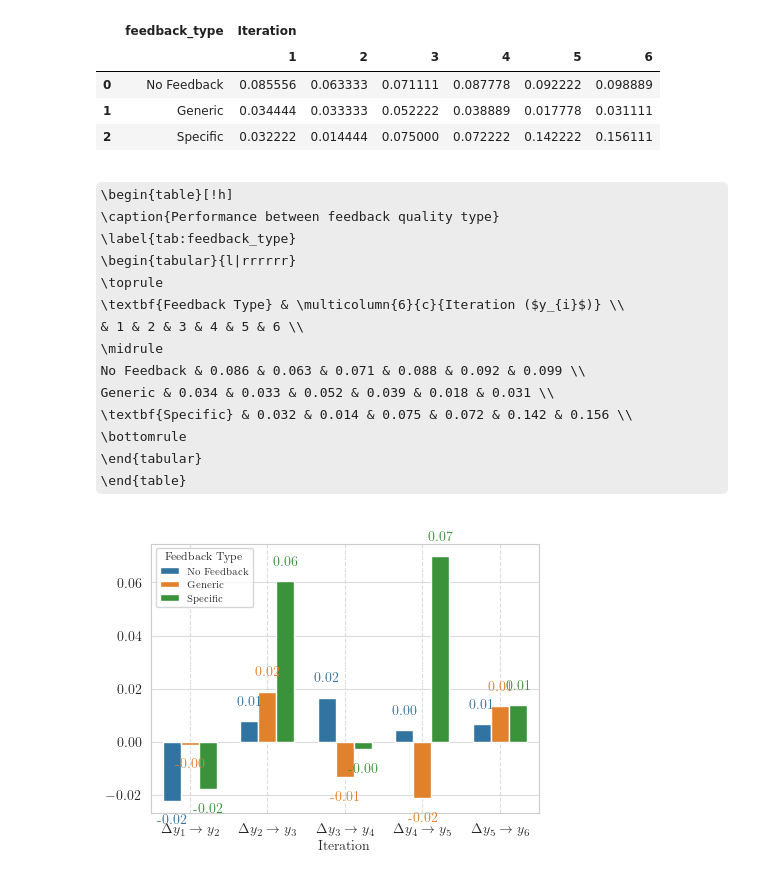
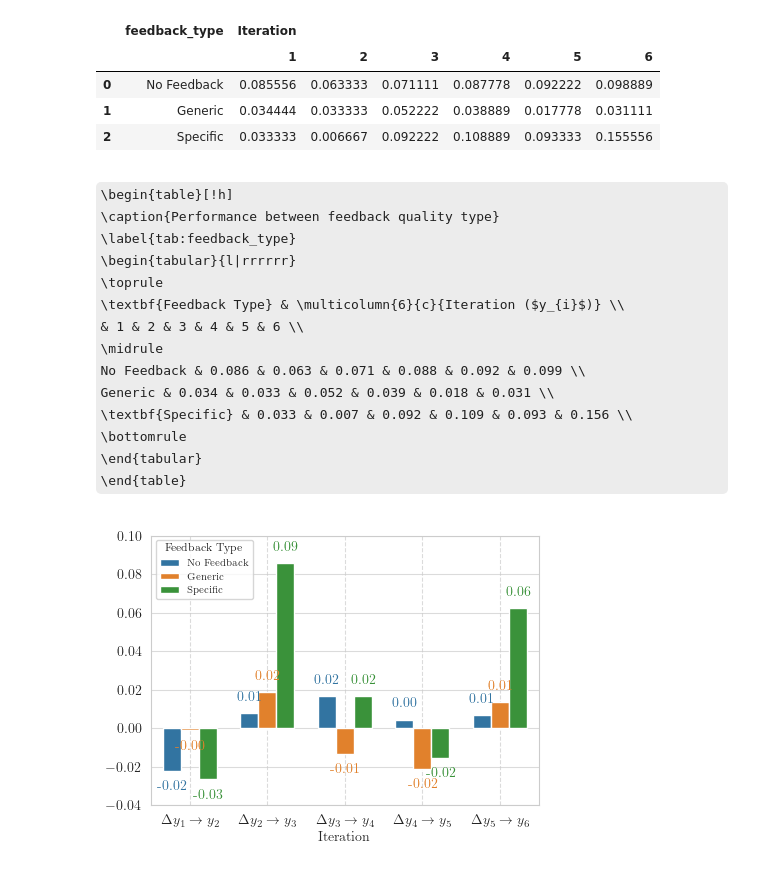
Before and after one commit to bic4907/pcgrl-llm, a Jupyter notebook: visualize_result/scenario/specify_feedback.ipynb, the cells around one changed output. Drawn from its saved outputs; the diff is of its cells as text; code cells hidden in the pictures; some formulas as TeX source.

```diff
--- a/visualize_result/scenario/specify_feedback.ipynb
+++ b/visualize_result/scenario/specify_feedback.ipynb
@@ -17,8 +17,10 @@ df = pd.read_csv(csv_path)
 df = df[df['fewshot'] == False]
 df = df[df['pe'] == 'cot']
 df = df[df['evaluator'] == 'hr']
+df = df[df['exp_name'] != 'vision']
 df = df[df['gpt_model'] == 'gpt-4o']
 df = df[df['n_self_alignment'] == 0]
+df = df[df['Evaluation/llm_iteration'] <= 6]
 df.reset_index()
 # %% [output]
 |  | index | run_id | final_state | target_character | pe | gpt_model | branch_factor | exp_name | ... |
@@ -239,7 +241,7 @@ pivot_df
 |  |  | 1 | 2 | 3 | 4 | 5 | 6 |
 | 0 | No Feedback | 0.085556 | 0.063333 | 0.071111 | 0.087778 | 0.092222 | 0.098889 |
 | 1 | Generic | 0.034444 | 0.033333 | 0.052222 | 0.038889 | 0.017778 | 0.031111 |
-| 2 | Specific | 0.032222 | 0.014444 | 0.075000 | 0.072222 | 0.142222 | 0.156111 |
+| 2 | Specific | 0.033333 | 0.006667 | 0.092222 | 0.108889 | 0.093333 | 0.155556 |
 # %%
 def insert_str(src_str, idx, insert_str):
     # LaTeX 문자열을 줄 단위로 나눔
@@ -279,7 +281,7 @@ display(Latex(tex_str))
 \midrule
 No Feedback & 0.086 & 0.063 & 0.071 & 0.088 & 0.092 & 0.099 \\
 Generic & 0.034 & 0.033 & 0.052 & 0.039 & 0.018 & 0.031 \\
-\textbf{Specific} & 0.032 & 0.014 & 0.075 & 0.072 & 0.142 & 0.156 \\
+\textbf{Specific} & 0.033 & 0.007 & 0.092 & 0.109 & 0.093 & 0.156 \\
 \bottomrule
 \end{tabular}
 \end{table}
@@ -322,32 +324,32 @@ ax = sns.barplot(data=from_second_df, x='iteration_label', y='acc_imp_perc_diff'
 
 # X, Y 범위 설정
 ax.set_xlim(-0.5, len(iteration_labels) - 0.5)
-# ax.set_ylim(-0.077, +0.10)
+ax.set_ylim(-0.04, +0.10)
 
 # 각 막대 위에 bar 색깔과 일치하는 label 표시 (음수는 막대 아래에 표시)
 for container in ax.containers:
     for bar in container:
         color = bar.get_facecolor()  # 막대의 색상 가져오기
         value = bar.get_height()     # 막대 높이 (데이터 값)
         label = f"{value:.2f}"       # 라벨 포맷팅
 
         # 위치 조건: 양수면 위에, 음수면 아래에 위치
         y_position = bar.get_height() + 0.005 if value >= 0 else bar.get_height() - 0.005
 
         ax.text(bar.get_x() + bar.get_width() / 2,
                 y_position,  # 조건에 따른 위치 조정
                 label,
                 ha='center', va='bottom' if value >= 0 else 'top',  # 음수일 경우 va를 top으로
                 color=color, fontsize=10)  # 텍스트 색상을 막대 색깔로 설정
 
 # 범례 및 레이블 설정
 ax.legend(title='Feedback Type', loc='upper left', title_fontsize=8, fontsize=7)
 plt.xlabel('Iteration')
 plt.ylabel(None)
 plt.grid(axis='y', linestyle='-', alpha=0.7)
 plt.grid(axis='x', linestyle='--', alpha=0.7)
 plt.savefig('specific_feedback.pdf', dpi=300, bbox_inches='tight')
 # 그래프 출력
 plt.show()
 # %% [output]
-[figure, old version]
+[figure, new version]
```
Also changed, not shown: parts of 12 cells of this notebook, 13 other files.
